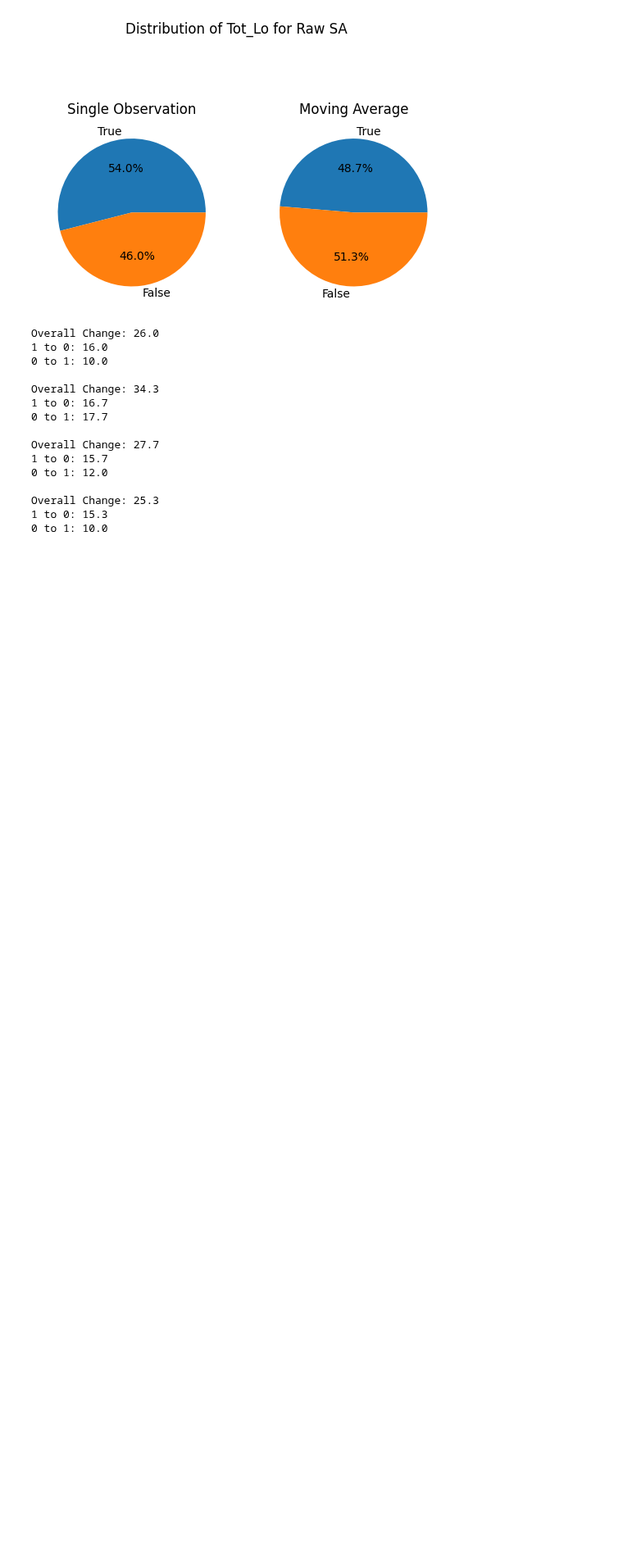
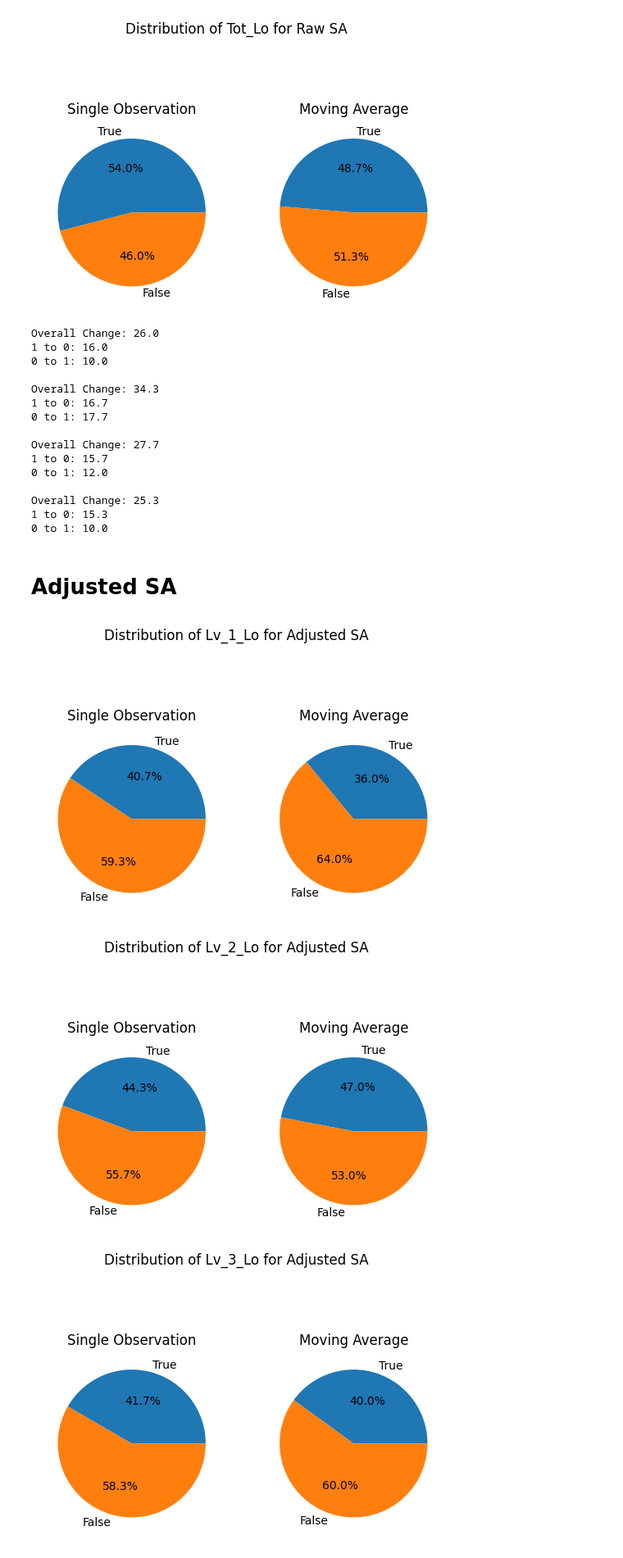
Before and after one commit to jaspershen21/jshen_DLA, a Jupyter notebook: Notebooks/3 Moving Average/Outcome Distribution Change.ipynb, the cells around one changed output. Shown at 82% size. Drawn from its saved outputs; the diff is of its cells as text; code cells hidden in the pictures; blank space fills up the shorter version.

Commit message:
Create graphs for adjusted SA

```diff
--- a/Notebooks/3 Moving Average/Outcome Distribution Change.ipynb
+++ b/Notebooks/3 Moving Average/Outcome Distribution Change.ipynb
@@ -147,3 +95,5 @@ Overall Change: 27.7
 Overall Change: 25.3
 1 to 0: 15.3
 0 to 1: 10.0
+# %% [markdown]
+# Adjusted SA
@@ -149,0 +152,27 @@ Overall Change: 25.3
+# %%
+df["High to Low SA 1"] = ~df["Raw Lv_1_Lo"] & df["Average Lv_1_Lo"]
+df["High to Low SA 2"] = ~df["Raw Lv_2_Lo"] & df["Average Lv_2_Lo"]
+df["High to Low SA 3"] = ~df["Raw Lv_3_Lo"] & df["Average Lv_3_Lo"]
+df["High to Low SA Total"] = ~df["Raw Tot_Lo"] & df["Average Tot_Lo"]
+
+df["Low to High SA 1"] = df["Raw Lv_1_Lo"] & ~df["Average Lv_1_Lo"]
+df["Low to High SA 2"] = df["Raw Lv_2_Lo"] & ~df["Average Lv_2_Lo"]
+df["Low to High SA 3"] = df["Raw Lv_3_Lo"] & ~df["Average Lv_3_Lo"]
+df["Low to High SA Total"] = df["Raw Tot_Lo"] & ~df["Average Tot_Lo"]
+# %%
+for avg_lvl, raw_lvl, lvl in [("Average Lv_1_Lo", "Raw Lv_1_Lo", "Lv_1_Lo"), ("Average Lv_2_Lo", "Raw Lv_2_Lo", "Lv_2_Lo"), ("Average Lv_3_Lo", "Raw Lv_3_Lo", "Lv_3_Lo"), ("Average Tot_Lo", "Raw Tot_Lo", "Tot_Lo")]:
+    single_true_count = np.sum(df[raw_lvl])
+    single_false_count = np.sum(~df[raw_lvl])
+    avg_true_count = np.sum(df[avg_lvl])
+    avg_false_count = np.sum(~df[avg_lvl])
+
+    fig, ax = plt.subplots(1, 2)
+    fig.suptitle("Distribution of " + lvl + " for Adjusted SA")
+    ax[0].pie([single_true_count, single_false_count], labels = ["True", "False"], autopct = "%1.1f%%")
+    ax[0].set_title("Single Observation")
+    ax[1].pie([avg_true_count, avg_false_count], labels = ["True", "False"], autopct = "%1.1f%%")
+    ax[1].set_title("Moving Average")
+# %% [output]
+[figure, added]
+[figure, added]
+[figure, added]
```
Also changed, not shown: parts of 6 cells of this notebook.
